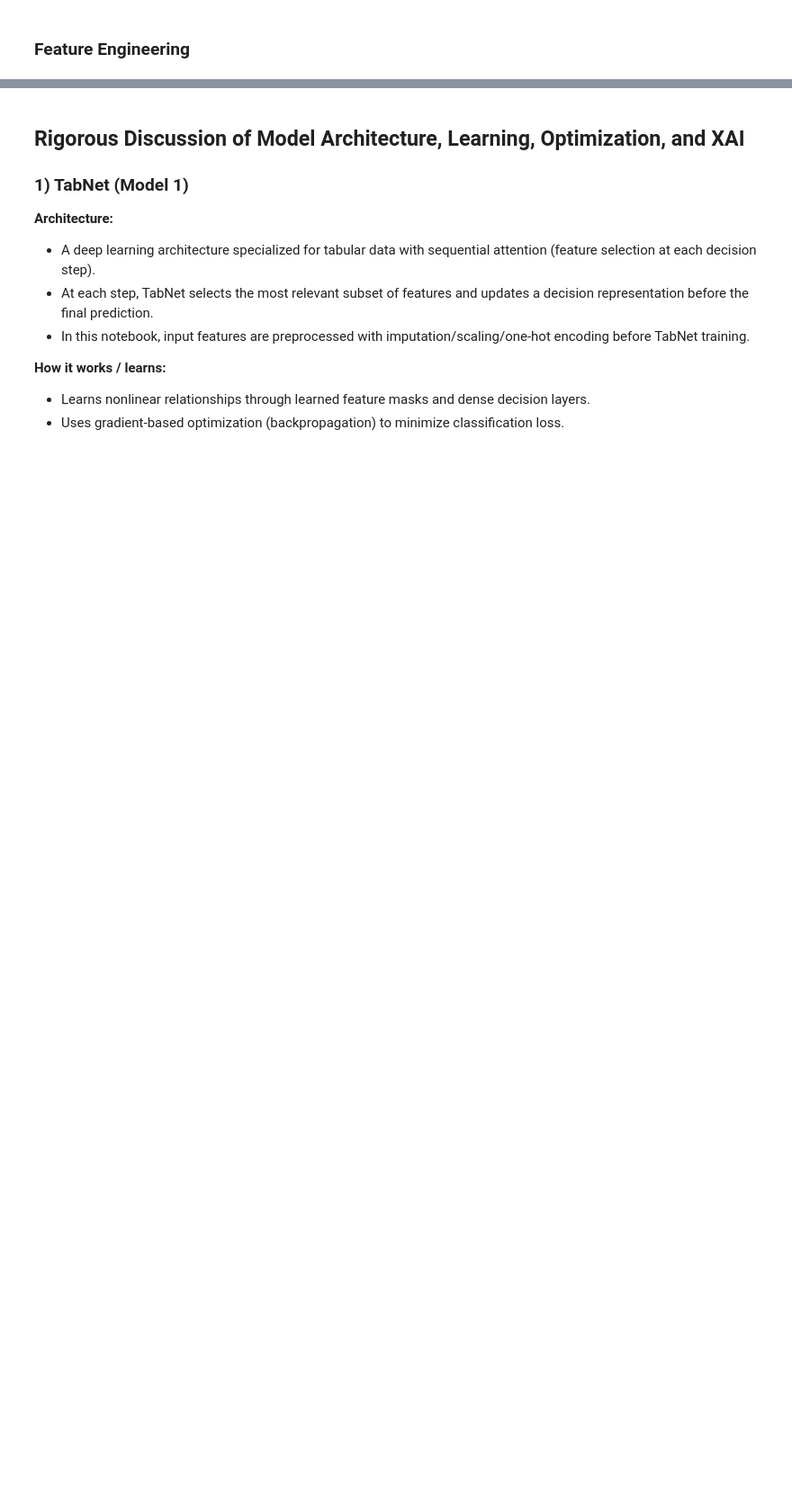
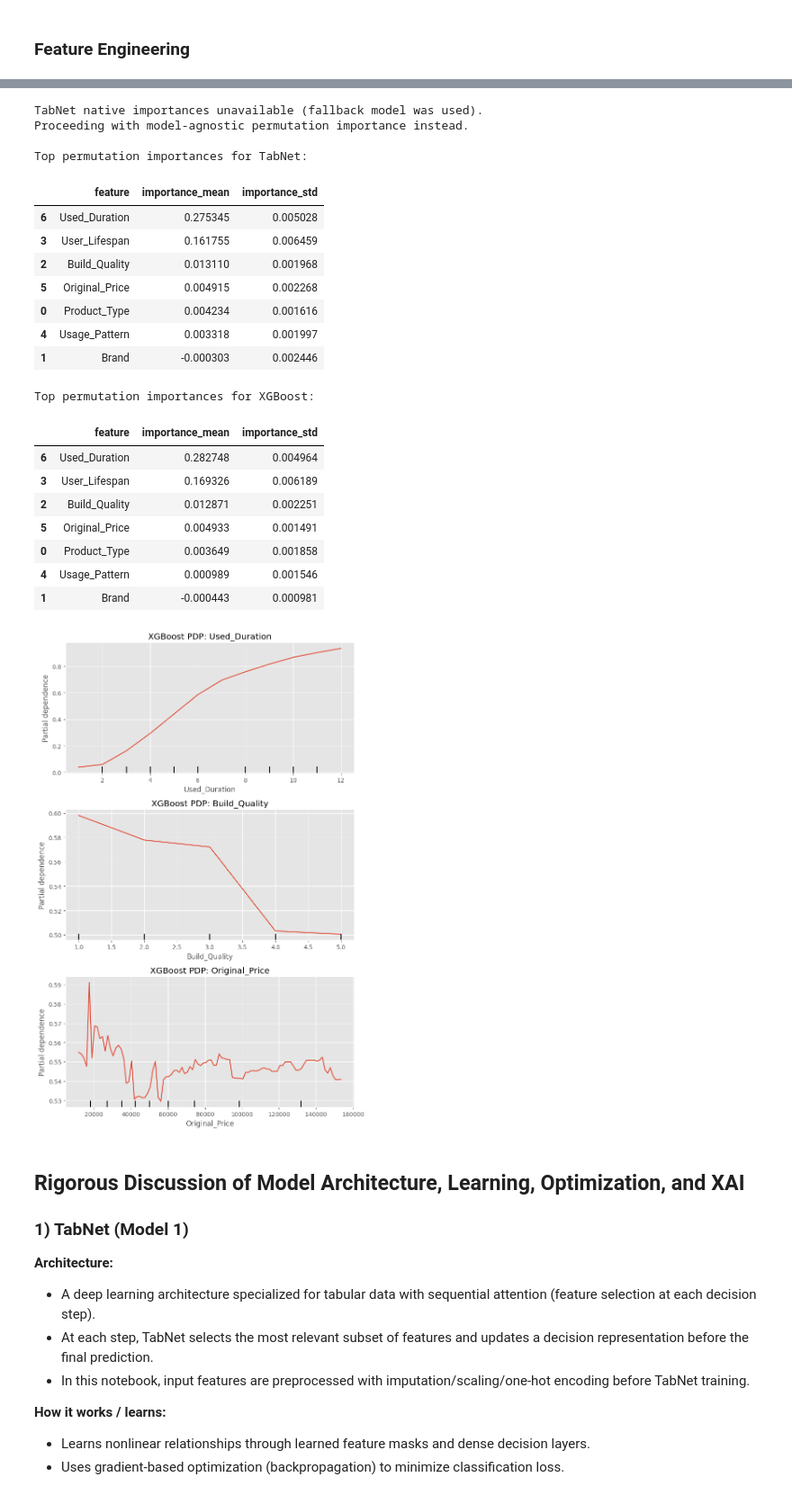
Before and after one commit to NsubugaIbrahim/TRAFFIC-SIGNS-RECOGNITION-MODEL, a Jupyter notebook: ibra.ipynb, the cells around one changed output, grey strips where cells are left out. Shown at 90% size. Saved outputs shown, nothing was run; the diff lists cells and outputs as text; code cells hidden in the pictures; blank space fills up the shorter version.

Commit message:
4 models

```diff
--- a/ibra.ipynb
+++ b/ibra.ipynb
@@ -24,3 +42,18 @@ RANDOM_STATE = 42
+# %%
+# Core imports
+import warnings
+warnings.filterwarnings('ignore')
+
+import numpy as np
+import pandas as pd
+import matplotlib.pyplot as plt
+
+# Display settings
+pd.set_option('display.max_columns', None)
+pd.set_option('display.width', 160)
+
+plt.style.use('ggplot')
+RANDOM_STATE = 42
 # %%
 # Load dataset
 df = pd.read_csv('electronics_pricing_dataset.csv')
@@ -704,18 +1119,24 @@ plt.show()
 # %%
 # Explainable AI (XAI) audit
 
-# 1) Global model explainability: TabNet native feature importances
+# 1) Global model explainability: TabNet native feature importances (if real TabNet run succeeded)
 tabnet_model = results['TabNet']['best_model']
-feature_names = tabnet_model.preprocessor.get_feature_names_out()
-importances = tabnet_model.model.feature_importances_
+tabnet_fallback_used = results['TabNet'].get('fallback_used', False)
 
-tabnet_imp_df = (
-    pd.DataFrame({'feature': feature_names, 'importance': importances})
-      .sort_values('importance', ascending=False)
-)
+if (not tabnet_fallback_used) and hasattr(tabnet_model, 'preprocessor') and hasattr(tabnet_model, 'model') and hasattr(tabnet_model.model, 'feature_importances_'):
+    feature_names = tabnet_model.preprocessor.get_feature_names_out()
+    importances = tabnet_model.model.feature_importances_
 
-print('Top TabNet feature importances:')
-display(tabnet_imp_df.head(15))
+    tabnet_imp_df = (
+        pd.DataFrame({'feature': feature_names, 'importance': importances})
+          .sort_values('importance', ascending=False)
+    )
+
+    print('Top TabNet feature importances:')
+    display(tabnet_imp_df.head(15))
+else:
+    print('TabNet native importances unavailable (fallback model was used).')
+    print('Proceeding with model-agnostic permutation importance instead.')
 
 # 2) Model-agnostic explainability: Permutation importance on test set
 perm_importance = {}
@@ -735,33 +1156,56 @@ for model_name, res in results.items():
     )
     perm_importance[model_name] = imp_df
 
     print(f'\nTop permutation importances for {model_name}:')
     display(imp_df.head(10))
 
 # 3) Partial Dependence for XGBoost (global response curves for selected numeric features)
 xgb_model = results['XGBoost']['best_model']
 candidate_features = [f for f in ['Used_Duration', 'Expiry_Years', 'Condition', 'Build_Quality', 'Current_Price', 'Original_Price'] if f in X.columns]
 features_for_pdp = candidate_features[:3]
 
 if len(features_for_pdp) > 0:
     fig, ax = plt.subplots(len(features_for_pdp), 1, figsize=(8, 4 * len(features_for_pdp)))
     if len(features_for_pdp) == 1:
         ax = [ax]
 
     for i, f in enumerate(features_for_pdp):
         PartialDependenceDisplay.from_estimator(
             xgb_model,
             X_test,
             features=[f],
             kind='average',
             ax=ax[i]
         )
         ax[i].set_title(f'XGBoost PDP: {f}')
 
     plt.tight_layout()
     plt.show()
 else:
     print('No suitable numeric features found for PDP plotting.')
+# %% [output]
+TabNet native importances unavailable (fallback model was used).
+Proceeding with model-agnostic permutation importance instead.
+
+Top permutation importances for TabNet:
+|  | feature | importance_mean | importance_std |
+| 6 | Used_Duration | 0.275345 | 0.005028 |
+| 3 | User_Lifespan | 0.161755 | 0.006459 |
+| 2 | Build_Quality | 0.013110 | 0.001968 |
+| 5 | Original_Price | 0.004915 | 0.002268 |
+| 0 | Product_Type | 0.004234 | 0.001616 |
+| 4 | Usage_Pattern | 0.003318 | 0.001997 |
+| 1 | Brand | -0.000303 | 0.002446 |
+Top permutation importances for XGBoost:
+|  | feature | importance_mean | importance_std |
+| 6 | Used_Duration | 0.282748 | 0.004964 |
+| 3 | User_Lifespan | 0.169326 | 0.006189 |
+| 2 | Build_Quality | 0.012871 | 0.002251 |
+| 5 | Original_Price | 0.004933 | 0.001491 |
+| 0 | Product_Type | 0.003649 | 0.001858 |
+| 4 | Usage_Pattern | 0.000989 | 0.001546 |
+| 1 | Brand | -0.000443 | 0.000981 |
+[figure, added]
 # %% [markdown]
 ## Rigorous Discussion of Model Architecture, Learning, Optimization, and XAI
 
```
Also changed, not shown: parts of 24 cells of this notebook, 39 other files.
